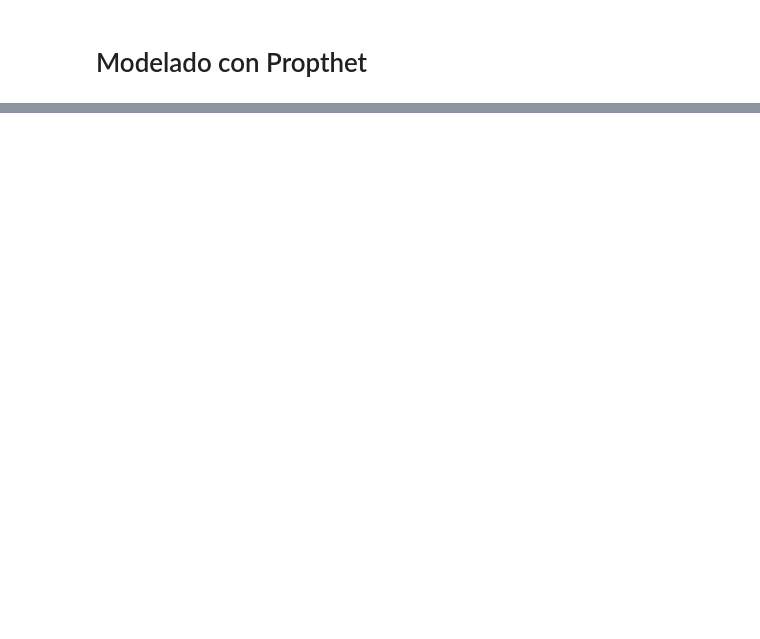
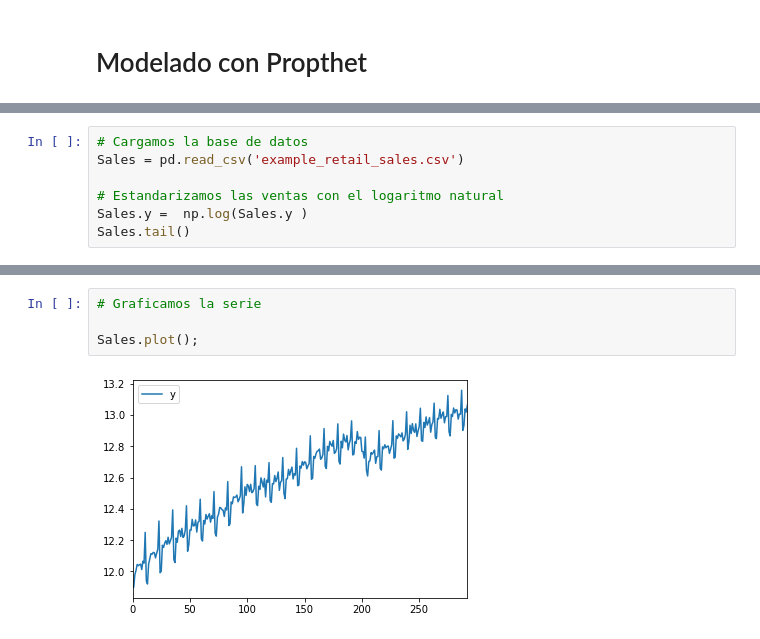
Before and after one commit to diegojeda/Maestria-Analtica-UniAndes, a Jupyter notebook: E05-prophet.ipynb, the cells around one changed output, grey strips where cells are left out. Drawn from its saved outputs; the diff is of its cells as text; blank space fills up the shorter version.

```diff
--- a/E05-prophet.ipynb
+++ b/E05-prophet.ipynb
@@ -254,0 +271,7 @@ Exception: Model has not been fit.
+# %%
+# Cargamos la base de datos
+Sales = pd.read_csv('example_retail_sales.csv')
+
+# Estandarizamos las ventas con el logaritmo natural
+Sales.y =  np.log(Sales.y )
+Sales.tail()
@@ -254,0 +285,6 @@ Exception: Model has not been fit.
+# %%
+# Graficamos la serie
+
+Sales.plot();
+# %% [output]
+[figure, added]
```
Also changed, not shown: parts of 39 cells of this notebook.
